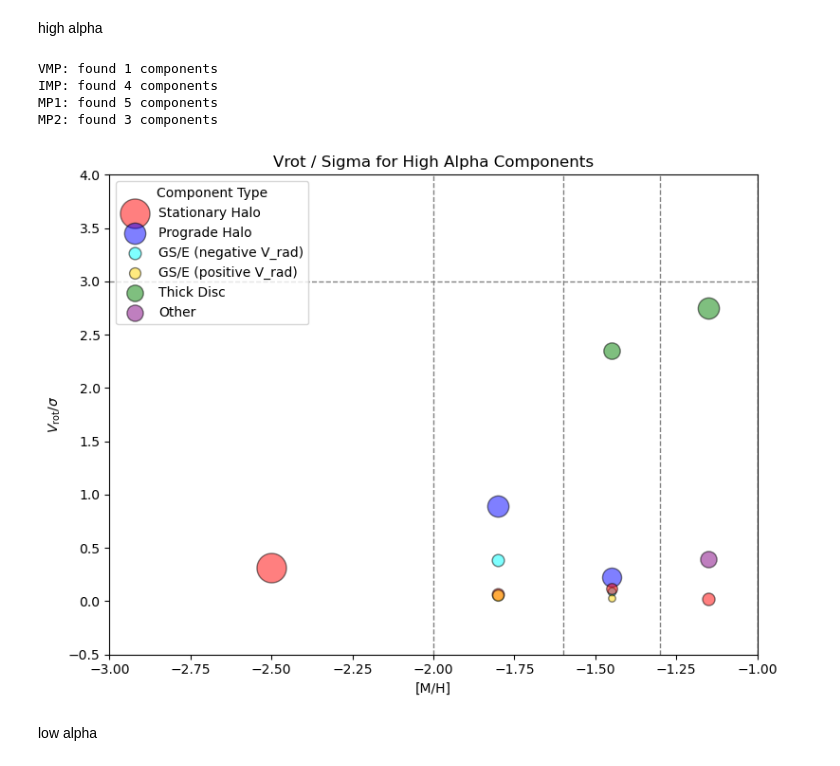
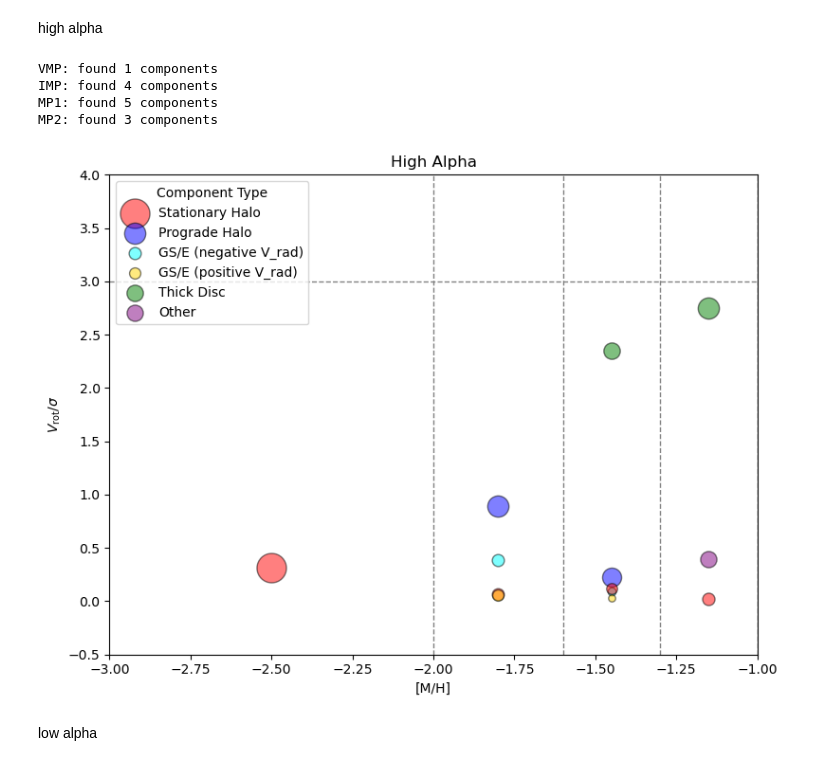
Before and after one commit to raunaq-rai/Disentangling-the-Milky-Way-using-GMM, a Jupyter notebook: notebooks/vis_vphi_vsigma.ipynb, the cells around one changed output. Cells and saved outputs as stored; diff of their text form; code cells hidden in the pictures.

Commit message:
alpha binned vphi

```diff
--- a/notebooks/vis_vphi_vsigma.ipynb
+++ b/notebooks/vis_vphi_vsigma.ipynb
@@ -90,35 +90,35 @@ for (min_mh, max_mh), bin_center, bin_label in zip(bins, bin_centers, bin_labels
 
         show_label = meaning_label if meaning_label not in plotted_labels else None
         if show_label:
             plotted_labels.add(meaning_label)
 
         plt.scatter(bin_center, V_over_sigma,
                     s=500 * comp_fraction,
                     color=color,
                     edgecolor='black',
                     alpha=0.5,
                     label=show_label)
 
 plt.axhline(3, color='gray', linestyle='--', linewidth=1)
 for x in [-2, -1.6, -1.3, -1.0]:
     plt.axvline(x, color='gray', linestyle='--', linewidth=1)
 
 plt.xlabel('[M/H]')
 plt.ylabel(r'$V_{\mathrm{rot}} / \sigma$')
 plt.xlim(-3, -1)
 plt.ylim(-0.5, 4)
-plt.title('Vrot / Sigma for High Alpha Components')
+plt.title('High Alpha')
 
 plt.legend(title='Component Type', loc='upper left')
 plt.tight_layout()
 plt.savefig('../figures/v_over_sigma_per_component_highalpha.png', dpi=300)
 plt.show()
 # %% [output]
 VMP: found 1 components
 IMP: found 4 components
 MP1: found 5 components
 MP2: found 3 components
-[figure, old version]
+[figure, new version]
 # %% [markdown]
 low alpha
 # %%
```
Also changed, not shown: parts of 1 cell of this notebook, 4 other files.
